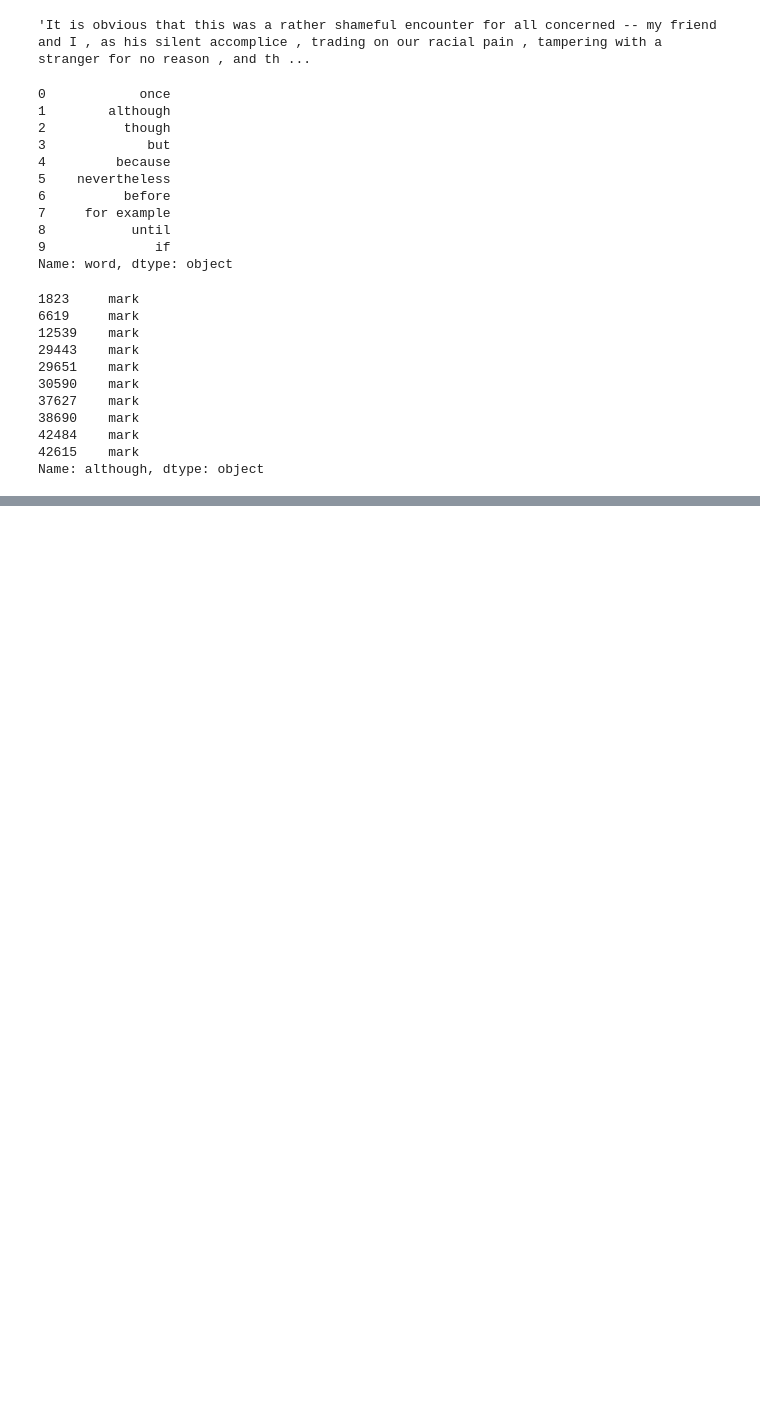
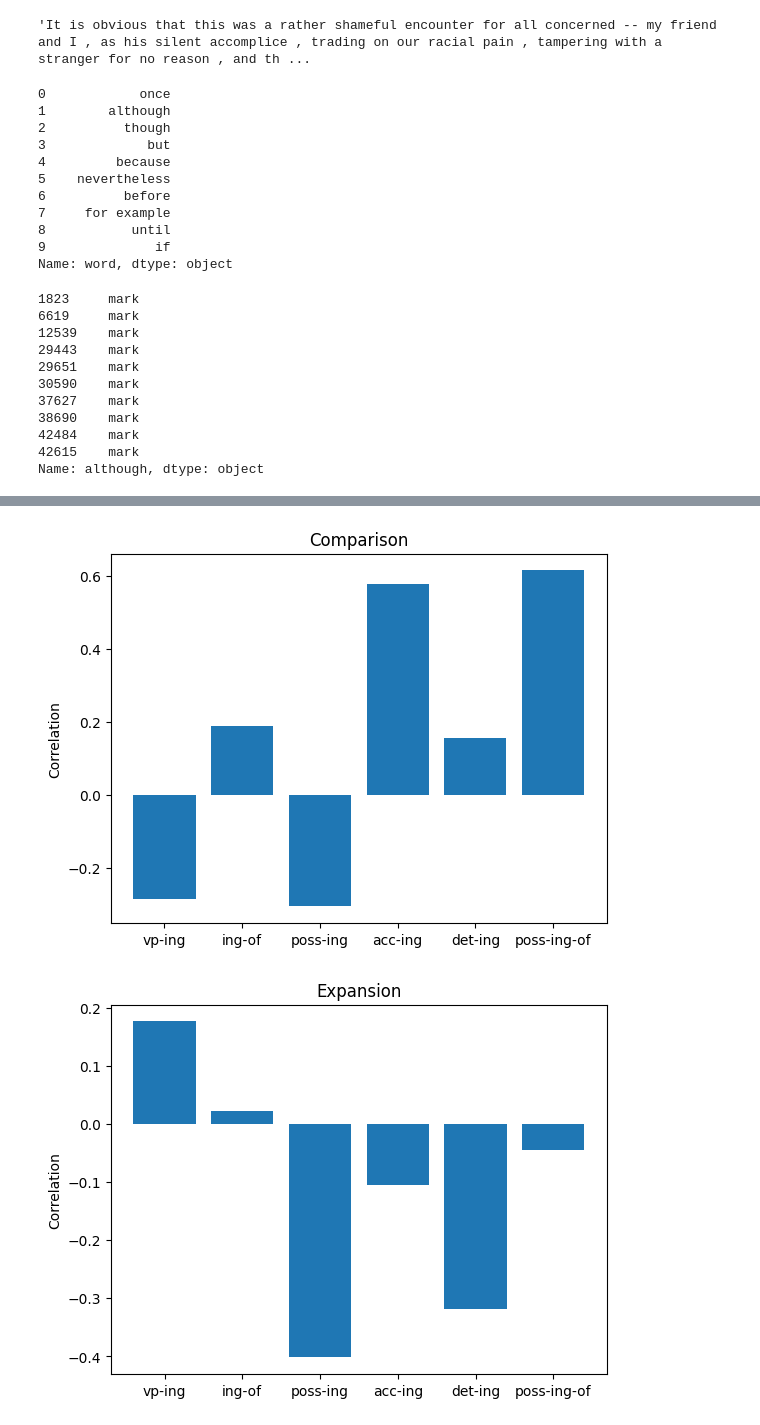
Before and after one commit to varvind830/lingustics-project, a Jupyter notebook: connectives.ipynb, the cells around one changed output, grey strips where cells are left out. Cells and saved outputs as stored; diff of their text form; code cells hidden in the pictures; blank space fills up the shorter version.

```diff
--- a/connectives.ipynb
+++ b/connectives.ipynb
@@ -312,0 +418,3 @@ Index(['vp-ing', 'ing-of', 'poss-ing', 'acc-ing', 'det-ing', 'poss-ing-of'], dty
+# %%
+common_words_corr = common_words[~common_words['word'].isin(['with', 'without', 'upon'])].corr()
+conn_stats_corr = conn_stats.corr()
@@ -312,0 +442,14 @@ Index(['vp-ing', 'ing-of', 'poss-ing', 'acc-ing', 'det-ing', 'poss-ing-of'], dty
+# %%
+for ct in conn_types:
+    names = []
+    h = []
+    for gt in gerund_types:
+        names.append(gt)
+        h.append(common_words_corr.loc[ct, gt+'_normalized'])
+    plt.figure()
+    plt.bar(names, h)
+    plt.title(ct)
+    plt.ylabel('Correlation')
+# %% [output]
+[figure, added]
+[figure, added]
```
Also changed, not shown: parts of 28 cells of this notebook.
